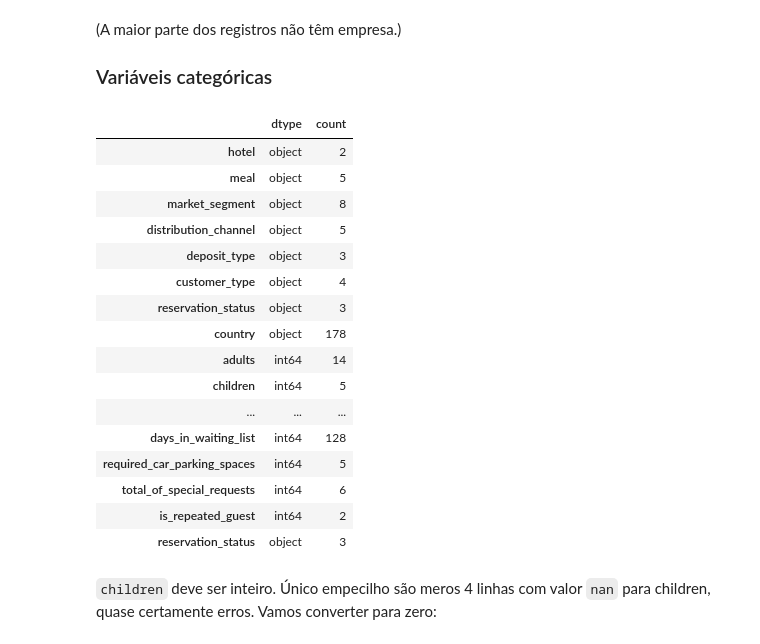
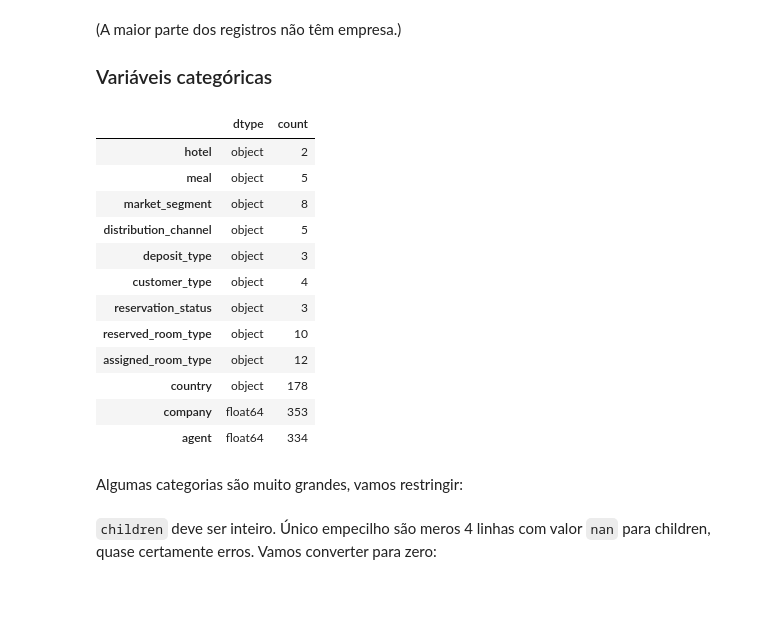
Before and after one commit to brandizzi/AEDI2025, a Jupyter notebook: Prova2.ipynb, the cells around one changed output. Drawn from its saved outputs; the diff is of its cells as text; code cells hidden in the pictures; blank space fills up the shorter version.

```diff
--- a/Prova2.ipynb
+++ b/Prova2.ipynb
@@ -1,13 +1,23 @@
 # %%
 import math
 
+import numpy as np
 import pandas as pd
 from pandas import DataFrame as DF
 
 import matplotlib.pyplot as plt
 import seaborn as sns
 
+import plotly.express as px
+import plotly.graph_objects as go
+
+from sklearn.model_selection import train_test_split
+
+import statsmodels.api as sm
+from statsmodels.stats.outliers_influence import variance_inflation_factor
+
 pd.set_option('display.float_format', '{:.3f}'.format)
+pd.set_option('future.no_silent_downcasting', True)
 
 def gnanc(df):
     """[G]et [NaN] [C]olumns"""
@@ -114,36 +129,30 @@ len(q2_df)
 # %%
 buckets = [
     'hotel', 'meal', 'market_segment', 'distribution_channel',
     'deposit_type', 'customer_type', 'reservation_status',
-    'country', 'adults', 'children',
-    'babies', 'previous_cancellations',
-    'previous_bookings_not_canceled', 'booking_changes',
-    'days_in_waiting_list', 'required_car_parking_spaces',
-    'total_of_special_requests', 'is_repeated_guest',
-    'reservation_status'
+    'reserved_room_type', 'assigned_room_type',
+    'country', 'company', 'agent'
 ]
 
 buckets_df = DF({
     'dtype': [q2_df[b].dtype for b in buckets],
     'count': [q2_df[b].unique().size for b in buckets]
 }, index=buckets)
 buckets_df
 # %% [output]
 |  | dtype | count |
 | hotel | object | 2 |
 | meal | object | 5 |
 | market_segment | object | 8 |
 | distribution_channel | object | 5 |
 | deposit_type | object | 3 |
 | customer_type | object | 4 |
 | reservation_status | object | 3 |
+| reserved_room_type | object | 10 |
+| assigned_room_type | object | 12 |
 | country | object | 178 |
-| adults | int64 | 14 |
-| children | int64 | 5 |
-| ... | ... | ... |
-| days_in_waiting_list | int64 | 128 |
-| required_car_parking_spaces | int64 | 5 |
-| total_of_special_requests | int64 | 6 |
-| is_repeated_guest | int64 | 2 |
-| reservation_status | object | 3 |
+| company | float64 | 353 |
+| agent | float64 | 334 |
+# %% [markdown]
+Algumas categorias são muito grandes, vamos restringir:
 # %%
```
Also changed, not shown: parts of 73 cells of this notebook, 1 other file.
